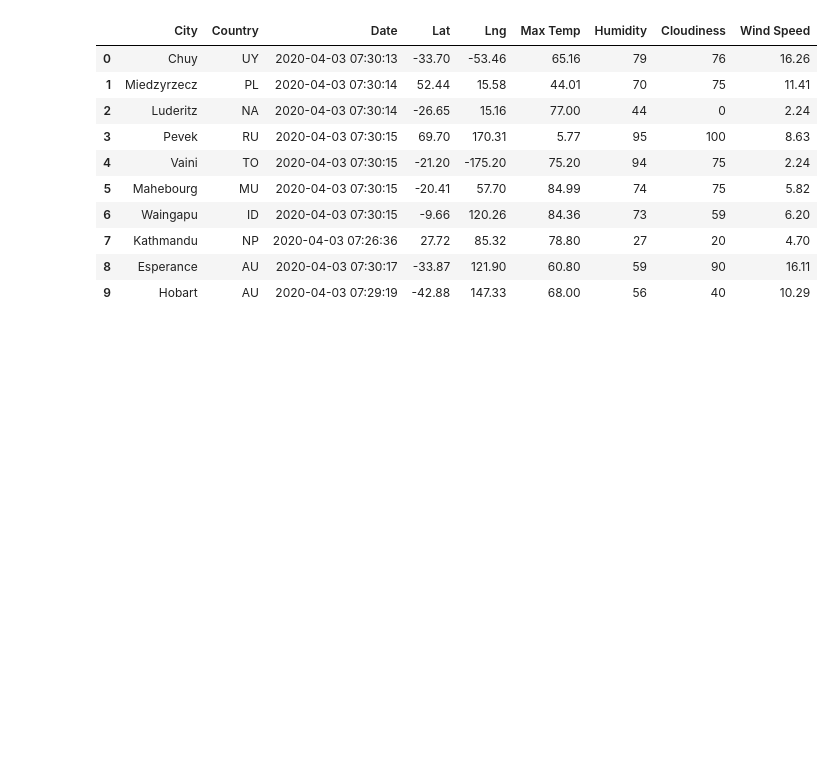
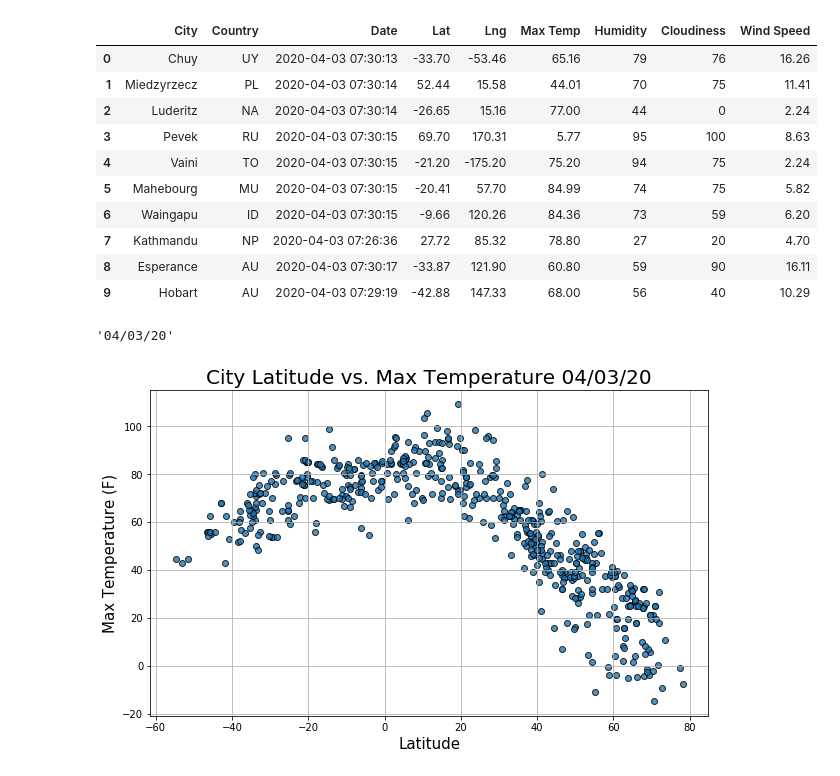
Before and after one commit to Azaima-Asghar/World_Weather_Analysis, a Jupyter notebook: WeatherPy.ipynb, the cells around one changed output. Cells and saved outputs as stored; diff of their text form; code cells hidden in the pictures; blank space fills up the shorter version.

Commit message:
Adding code for scatter plots for different weather properties.

```diff
--- a/WeatherPy.ipynb
+++ b/WeatherPy.ipynb
@@ -167,3 +168,35 @@ city_data_df.head(10)
 output_data_file = "weather_data/cities.csv"
 # Export the city_data into the csv file.
 city_data_df.to_csv(output_data_file, index_label = "City_ID")
+# %%
+# Extract relavant fields from the DataFrame for plotting.
+
+lats = city_data_df['Lat']
+max_temps = city_data_df['Max Temp']
+humidity = city_data_df['Humidity']
+cloudiness = city_data_df['Cloudiness']
+wind_speed = city_data_df['Wind Speed']
+# %%
+# Get today's date in seconds using time from time moduledate.
+date_today = time.time()
+date_today = time.strftime('%x')
+date_today
+# %% [output]
+'04/03/20'
+# %%
+# Plot Latitude vs. Temperature.
+
+# Set the size of the figure.
+plt.subplots(figsize = (10,6))
+plt.scatter(lats, max_temps, edgecolor = 'black', linewidths = 1, marker = 'o', alpha = 0.8, label = 'Cities')
+# Other graph properties.
+plt.title(f"City Latitude vs. Max Temperature " + time.strftime('%x'), fontsize = 20)
+plt.ylabel('Max Temperature (F)', fontsize = 15)
+plt.xlabel('Latitude', fontsize = 15)
+plt.grid(True)
+# Save the figure.
+plt.savefig('weather_data/Fig1.png')
+# Show the plot.
+plt.show()
+# %% [output]
+[figure, added]
```
Also changed, not shown: parts of 4 cells of this notebook, 4 other files.
